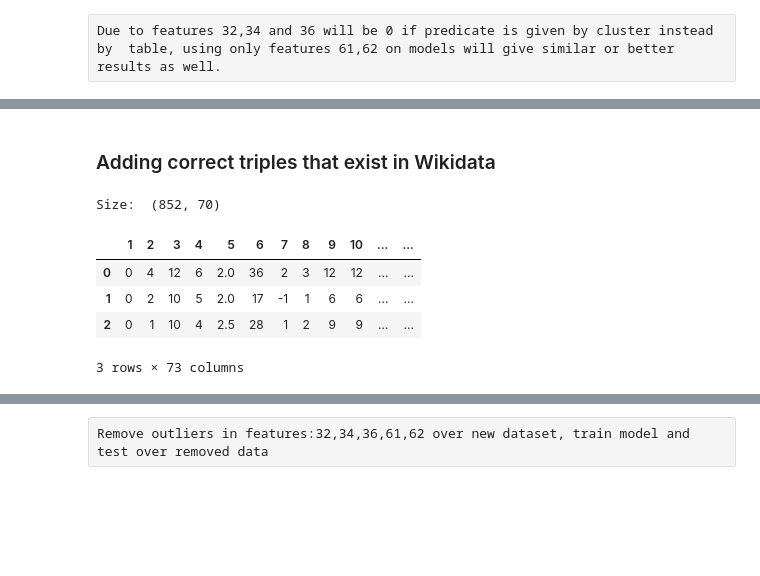
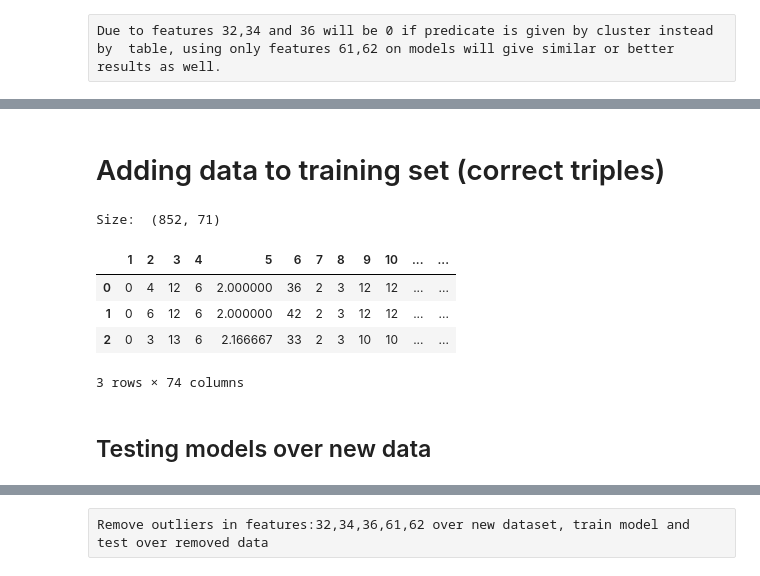
Before and after one commit to wikitables/web-of-data-tables, a Jupyter notebook: source/wtables/classification/clasification.ipynb, the cells around one changed output, grey strips where cells are left out. Drawn from its saved outputs; the diff is of its cells as text; code cells hidden in the pictures; blank space fills up the shorter version.

Commit message:
Some Clustering tests

```diff
--- a/source/wtables/classification/clasification.ipynb
+++ b/source/wtables/classification/clasification.ipynb
@@ -6,8 +25,4 @@ import seaborn as sns
 # %%
 #Training set:  852 triples annotated as correct and incorrect
 
-data = pd.read_csv('featuresAnnotatedTriples.csv',sep="\t", decimal=",", index_col=False)
-data=data[(data['VALIDATION']<3)]
-print("Size: ", data.shape)
-#data1=data[data['ORIGIN']=='f']
-data.head(3)
+data = pd.read_csv('annotatedTriples.csv',sep="\t", decimal=",", index_col=False, dtype={'TABLE':str})
@@ -20,0 +33,5 @@ Size:  (852, 69)
+# %%
+data=data[(data['VALIDATION']<3)].reset_index(drop=True)
+print("Size: ", data.shape)
+#data1=data[data['ORIGIN']=='f']
+data.head(3)
@@ -20,0 +61,4 @@ Size:  (852, 69)
+# %%
+clusters = pd.read_csv('numTablesByCluster.csv',sep="\s+", index_col=False)
+clusters=clusters.rename(columns={'cluster': 'CLUSTER', '1':'65'})
+clusters.head(2)
@@ -20,0 +69,2 @@ Size:  (852, 69)
+# %%
+data=pd.merge(data, clusters, on=['CLUSTER'])
@@ -493,14 +780,17 @@ F1-score:  0.5283272888436505
 # %% [markdown]
-### Adding correct triples that exist in Wikidata
+# Adding data to training set (correct triples)
 # %%
-dataCorrect = pd.read_csv('sample300Frame.csv',sep="\t", decimal=",", index_col=False)
+dataCorrect = pd.read_csv('sampleCorrect300.csv',sep="\t", decimal=",", index_col=False)
 print("Size: ", data.shape)
 #data1=data[data['ORIGIN']=='f']
+dataCorrect=pd.merge(dataCorrect, clusters, on=['CLUSTER'])
 dataCorrect.head(3)
 # %% [output]
-Size:  (852, 70)
+Size:  (852, 71)
 |  | 1 | 2 | 3 | 4 | 5 | 6 | 7 | 8 | 9 | 10 | ... | ... |
-| 0 | 0 | 4 | 12 | 6 | 2.0 | 36 | 2 | 3 | 12 | 12 | ... | ... |
-| 1 | 0 | 2 | 10 | 5 | 2.0 | 17 | -1 | 1 | 6 | 6 | ... | ... |
-| 2 | 0 | 1 | 10 | 4 | 2.5 | 28 | 1 | 2 | 9 | 9 | ... | ... |
+| 0 | 0 | 4 | 12 | 6 | 2.000000 | 36 | 2 | 3 | 12 | 12 | ... | ... |
+| 1 | 0 | 6 | 12 | 6 | 2.000000 | 42 | 2 | 3 | 12 | 12 | ... | ... |
+| 2 | 0 | 3 | 13 | 6 | 2.166667 | 33 | 2 | 3 | 10 | 10 | ... | ... |
-3 rows × 73 columns
+3 rows × 74 columns
+# %% [markdown]
+## Testing models over new data
```
Also changed, not shown: parts of 113 cells of this notebook, 31 other files.
